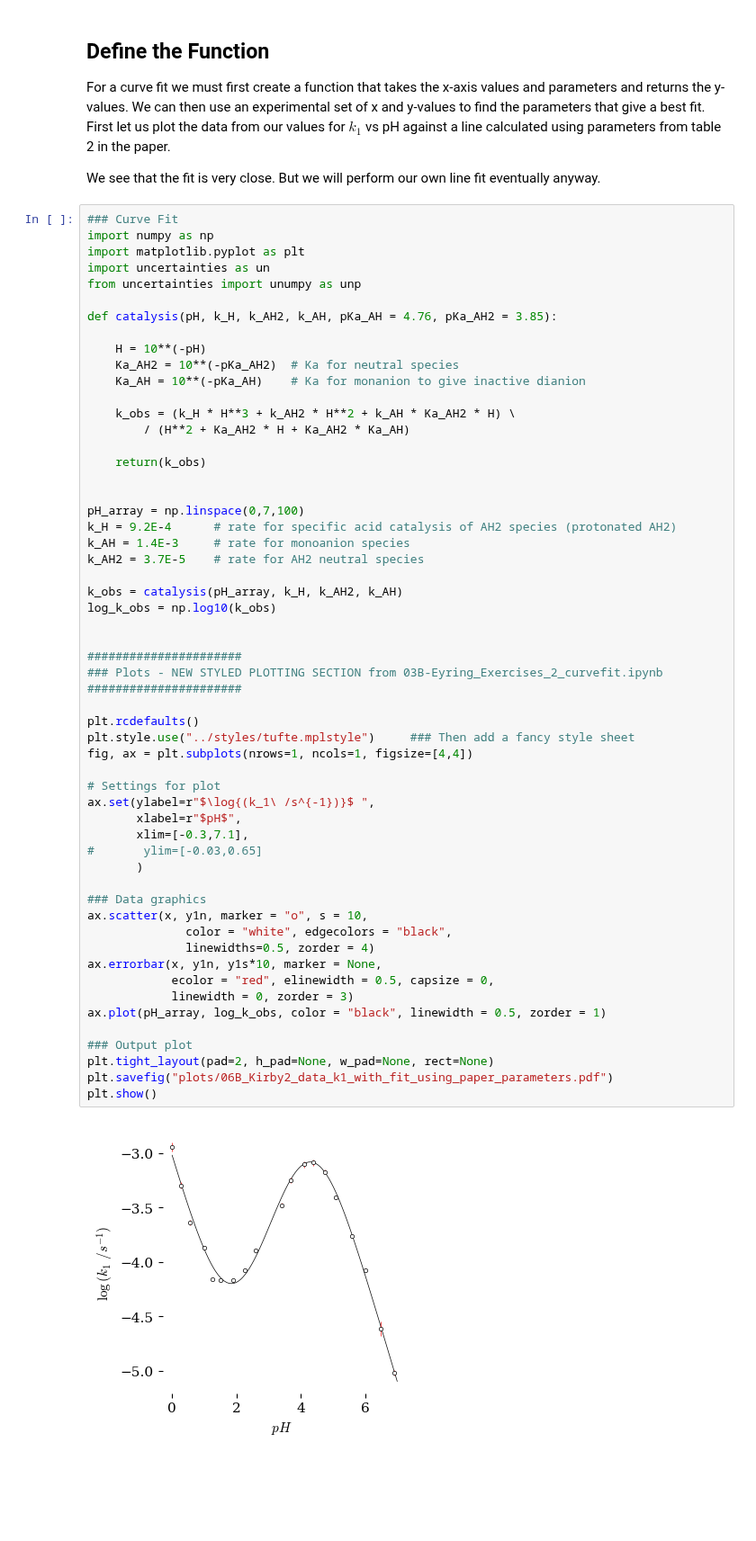
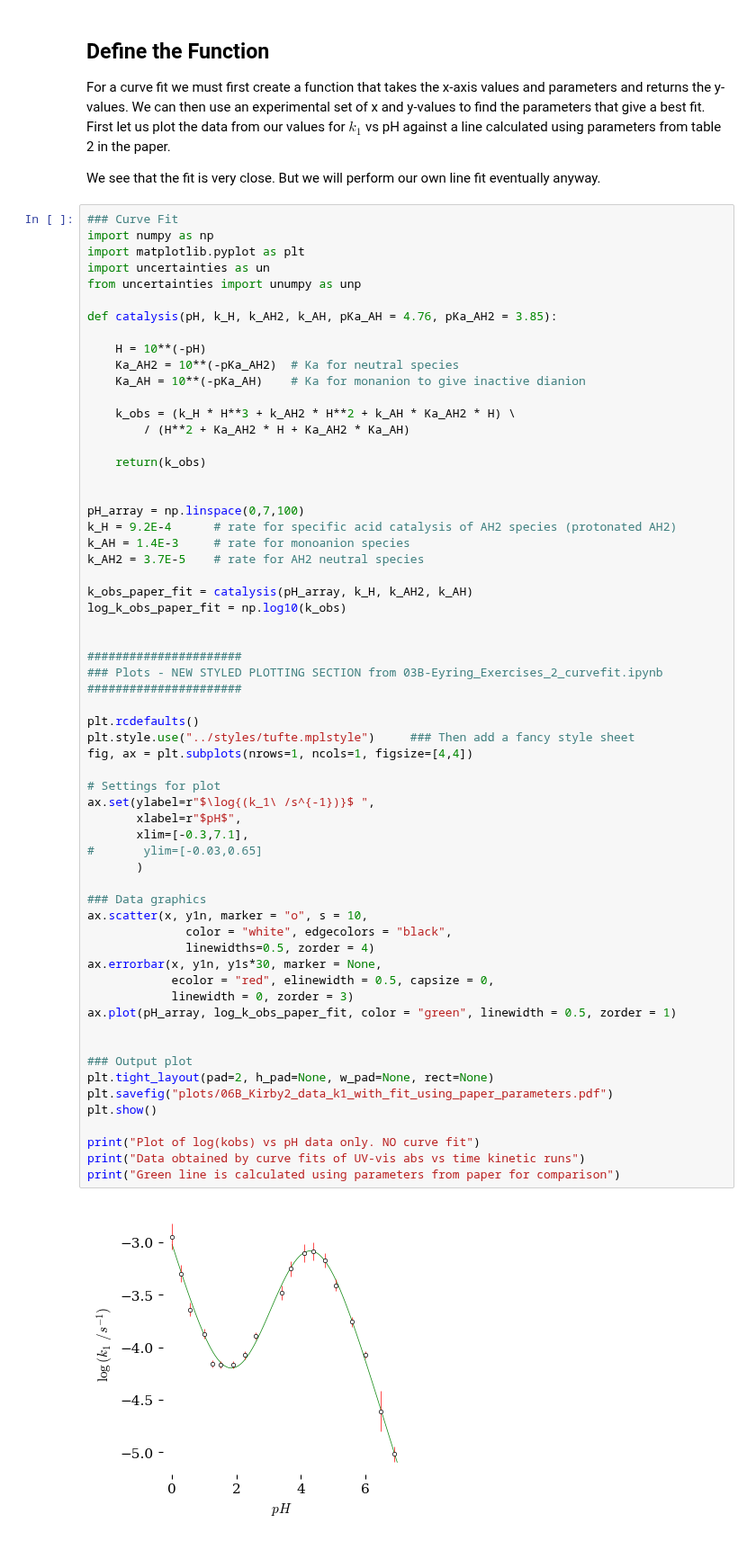
Before and after one commit to blinkletter/4410PythonNotebooks, a Jupyter notebook: Class_10/06-Kirby2_DataAnalysis.ipynb, the cells around one changed output. Shown at 90% size. Cells and saved outputs as stored; diff of their text form; blank space fills up the shorter version.

```diff
--- a/Class_10/06-Kirby2_DataAnalysis.ipynb
+++ b/Class_10/06-Kirby2_DataAnalysis.ipynb
@@ -147,37 +164,42 @@ k_H = 9.2E-4      # rate for specific acid catalysis of AH2 species (protonated
 k_AH = 1.4E-3     # rate for monoanion species
 k_AH2 = 3.7E-5    # rate for AH2 neutral species
 
-k_obs = catalysis(pH_array, k_H, k_AH2, k_AH)
-log_k_obs = np.log10(k_obs)
+k_obs_paper_fit = catalysis(pH_array, k_H, k_AH2, k_AH)
+log_k_obs_paper_fit = np.log10(k_obs)
 
 
 ######################
 ### Plots - NEW STYLED PLOTTING SECTION from 03B-Eyring_Exercises_2_curvefit.ipynb
 ######################
 
 plt.rcdefaults()
 plt.style.use("../styles/tufte.mplstyle")     ### Then add a fancy style sheet
 fig, ax = plt.subplots(nrows=1, ncols=1, figsize=[4,4])
 
 # Settings for plot
 ax.set(ylabel=r"$\log{(k_1\ /s^{-1})}$ ",
        xlabel=r"$pH$",
        xlim=[-0.3,7.1],
 #       ylim=[-0.03,0.65]
        )
 
 ### Data graphics
 ax.scatter(x, y1n, marker = "o", s = 10,
               color = "white", edgecolors = "black",
               linewidths=0.5, zorder = 4)
-ax.errorbar(x, y1n, y1s*10, marker = None,
+ax.errorbar(x, y1n, y1s*30, marker = None,
             ecolor = "red", elinewidth = 0.5, capsize = 0,
             linewidth = 0, zorder = 3)
-ax.plot(pH_array, log_k_obs, color = "black", linewidth = 0.5, zorder = 1)
+ax.plot(pH_array, log_k_obs_paper_fit, color = "green", linewidth = 0.5, zorder = 1)
+
 
 ### Output plot
 plt.tight_layout(pad=2, h_pad=None, w_pad=None, rect=None)
 plt.savefig("plots/06B_Kirby2_data_k1_with_fit_using_paper_parameters.pdf")
 plt.show()
+
+print("Plot of log(kobs) vs pH data only. NO curve fit")
+print("Data obtained by curve fits of UV-vis abs vs time kinetic runs")
+print("Green line is calculated using parameters from paper for comparison")
 # %% [output]
-[figure, old version]
+[figure, new version]
```
Also changed, not shown: parts of 12 cells of this notebook, 3 other files.
